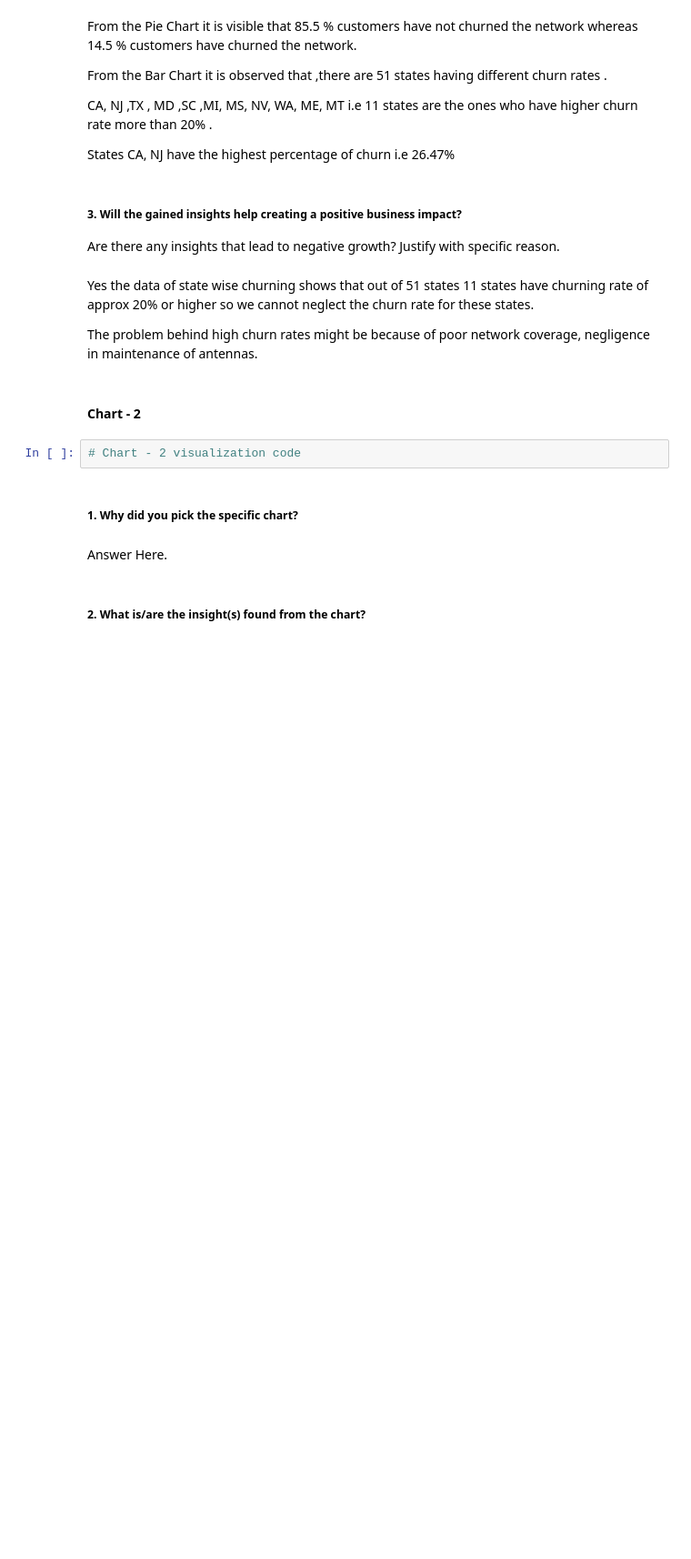
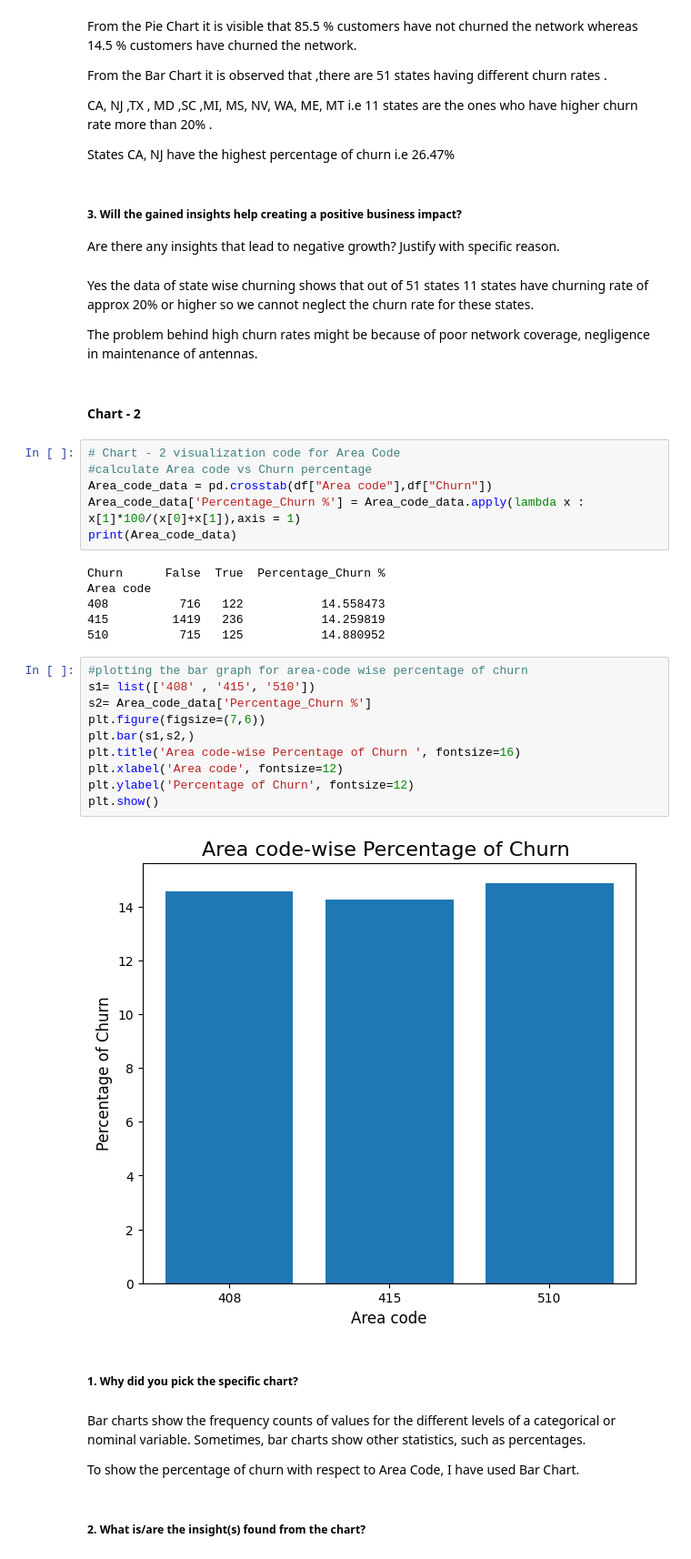
Before and after one commit to debobratopaul/CAPSTONE_PROJECT_TELECOM_CHURN_ANALYSIS, a Jupyter notebook: CAPSTONE_PROJECT_TELECOM_CHURN_ANALYSIS.ipynb, the cells around one changed output. Shown: that part at 91% size. Saved outputs shown, nothing was run; the diff lists cells and outputs as text; blank space fills up the shorter version.

```diff
--- a/CAPSTONE_PROJECT_TELECOM_CHURN_ANALYSIS.ipynb
+++ b/CAPSTONE_PROJECT_TELECOM_CHURN_ANALYSIS.ipynb
@@ -398,11 +398,35 @@ Yes the data of state wise churning shows that out of 51 states 11 states have c
 The problem behind high churn rates might be because of poor network coverage, negligence in maintenance of antennas.
 # %% [markdown]
 #### Chart - 2
-# %%
-# Chart - 2 visualization code
+# %%
+# Chart - 2 visualization code for Area Code
+#calculate Area code vs Churn percentage
+Area_code_data = pd.crosstab(df["Area code"],df["Churn"])
+Area_code_data['Percentage_Churn %'] = Area_code_data.apply(lambda x : x[1]*100/(x[0]+x[1]),axis = 1)
+print(Area_code_data)
+# %% [output]
+Churn      False  True  Percentage_Churn %
+Area code
+408          716   122           14.558473
+415         1419   236           14.259819
+510          715   125           14.880952
+# %%
+#plotting the bar graph for area-code wise percentage of churn
+s1= list(['408' , '415', '510'])
+s2= Area_code_data['Percentage_Churn %']
+plt.figure(figsize=(7,6))
+plt.bar(s1,s2,)
+plt.title('Area code-wise Percentage of Churn ', fontsize=16)
+plt.xlabel('Area code', fontsize=12)
+plt.ylabel('Percentage of Churn', fontsize=12)
+plt.show()
+# %% [output]
+[figure, added]
 # %% [markdown]
 ##### 1. Why did you pick the specific chart?
-# %% [markdown]
-Answer Here.
+# %% [markdown]
+Bar charts show the frequency counts of values for the different levels of a categorical or nominal variable. Sometimes, bar charts show other statistics, such as percentages.
+
+To show the percentage of churn with respect to Area Code, I have used Bar Chart.
 # %% [markdown]
 ##### 2. What is/are the insight(s) found from the chart?
```
Also changed, not shown: parts of 16 cells of this notebook.
